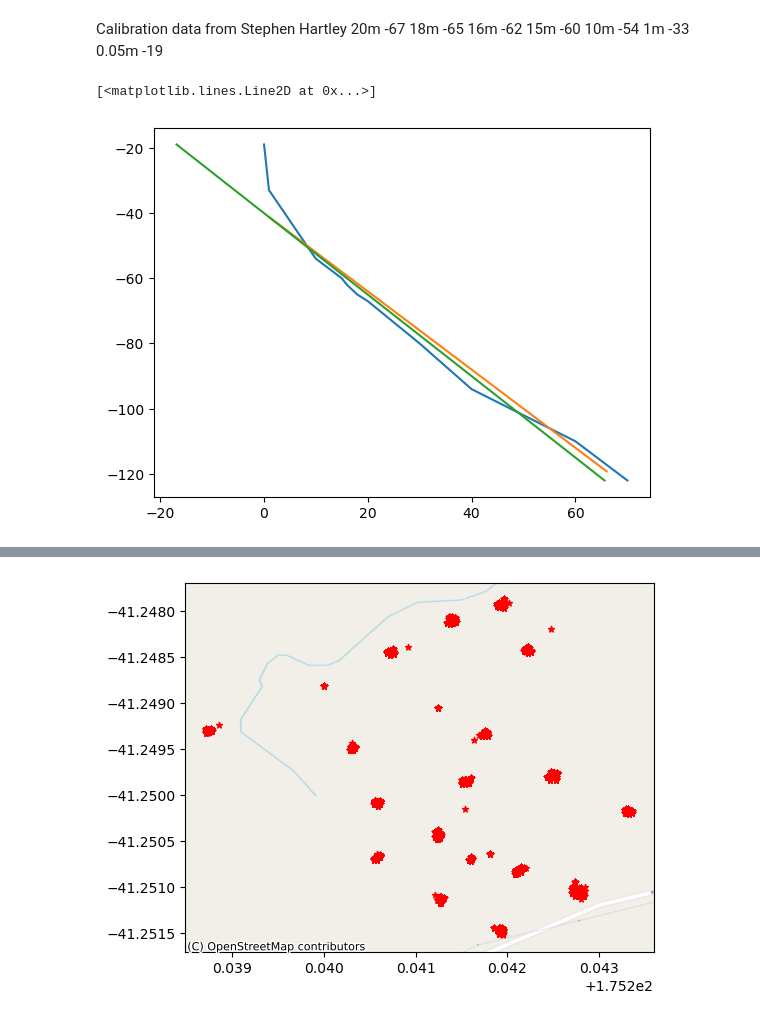
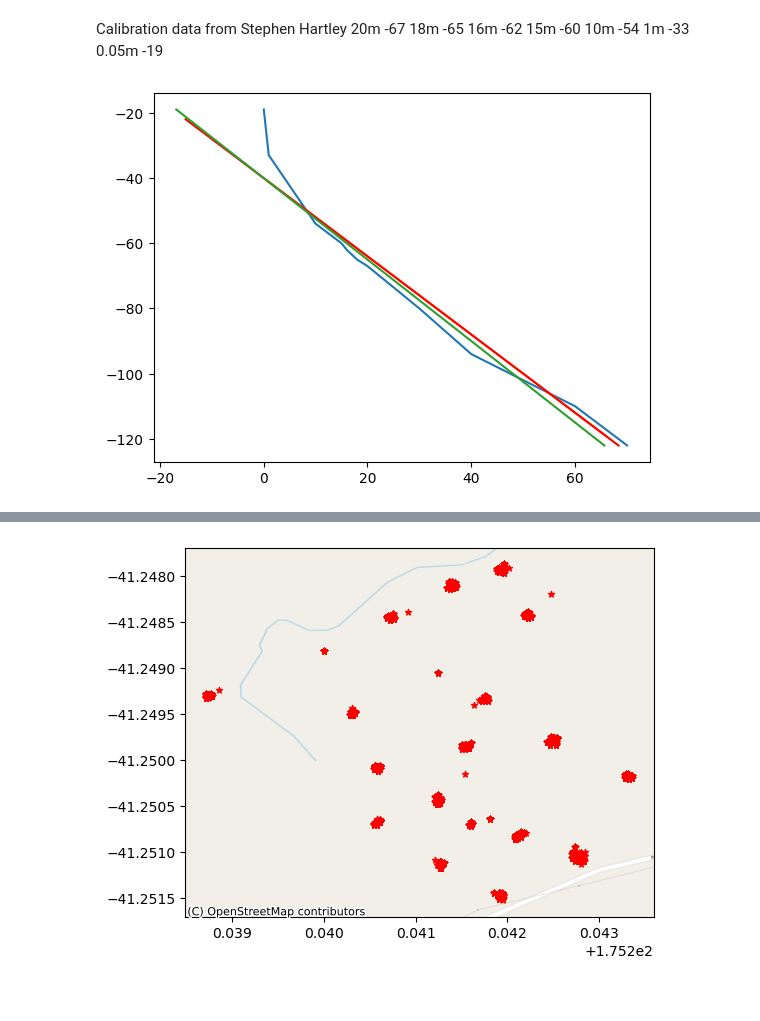
Before and after one commit to smarsland/CTTData, a Jupyter notebook: readCTTdata.ipynb, the cells around one changed output, grey strips where cells are left out. Cells and saved outputs as stored; diff of their text form; code cells hidden in the pictures.

```diff
--- a/readCTTdata.ipynb
+++ b/readCTTdata.ipynb
@@ -344,8 +344,9 @@ dists = np.array([
 # %%
 pl.plot(dists[:,0],dists[:,1])
 x = np.arange(1,70,5)
 pl.plot(x,-x*1.2-40)
+y = np.arange(-122,-20,10)
+pl.plot((-y-40)/1.2,y,'r')
 pl.plot((-dists[:,1]-40)*0.8,dists[:,1]);
 # %% [output]
-[<matplotlib.lines.Line2D at 0x...>]
-[figure, old version]
+[figure, new version]
```
Also changed, not shown: parts of 1 cell of this notebook, 1 other file.
